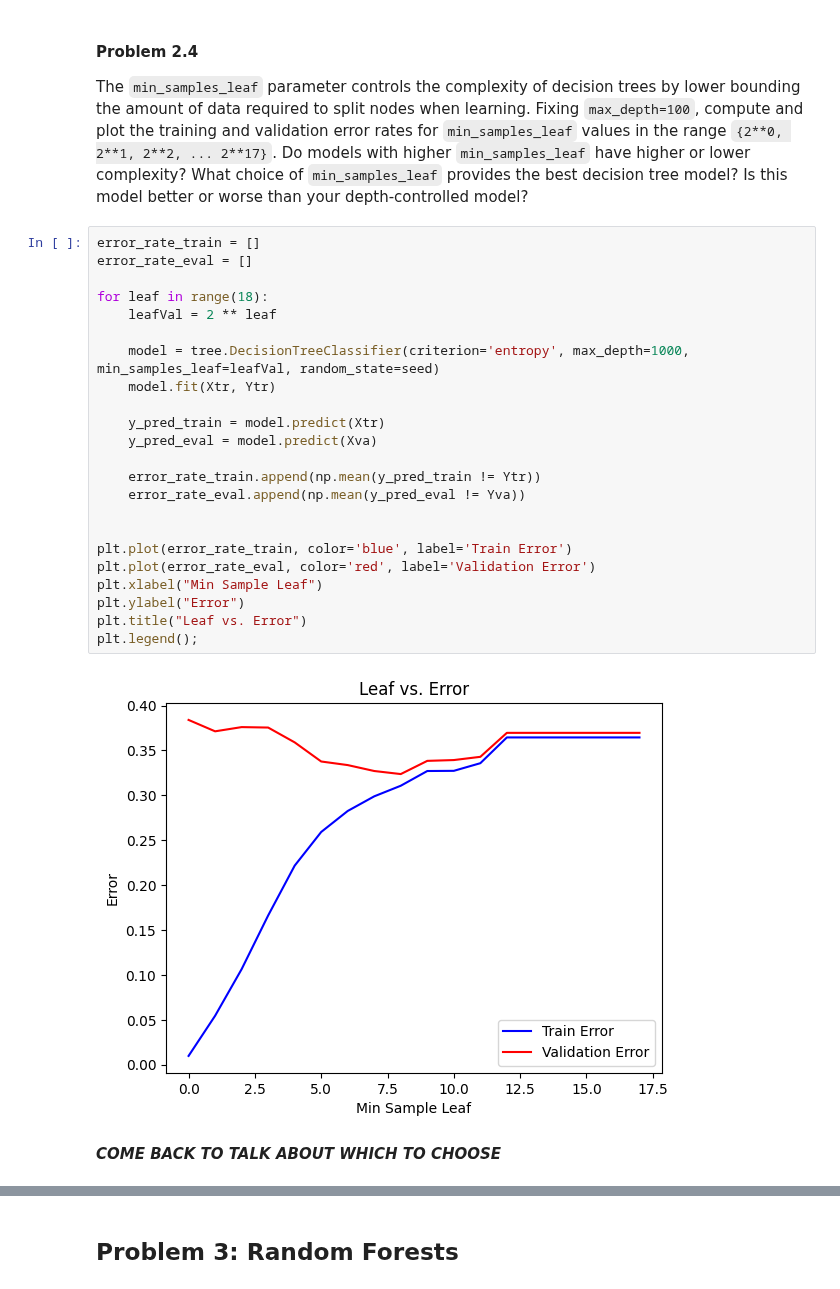
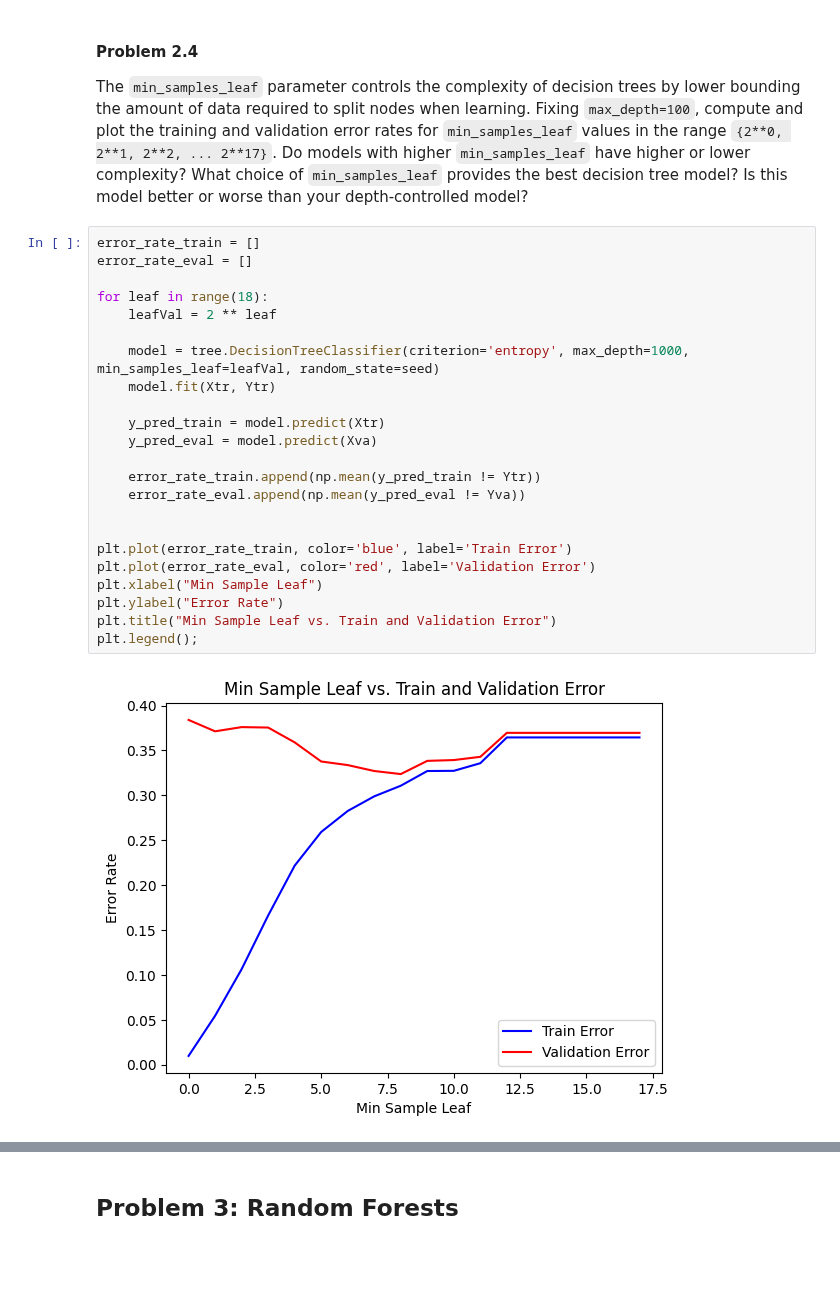
Before and after one commit to SarahAsad23/MachineLearning, a Jupyter notebook: HW5/cs273-hw5.ipynb, the cells around one changed output, grey strips where cells are left out. Cells and saved outputs as stored; diff of their text form; blank space fills up the shorter version.

```diff
--- a/HW5/cs273-hw5.ipynb
+++ b/HW5/cs273-hw5.ipynb
@@ -333,27 +258,25 @@ Is this model better or worse than your depth-controlled model?
 # %%
 error_rate_train = []
 error_rate_eval = []
 
 for leaf in range(18):
     leafVal = 2 ** leaf
 
     model = tree.DecisionTreeClassifier(criterion='entropy', max_depth=1000, min_samples_leaf=leafVal, random_state=seed)
     model.fit(Xtr, Ytr)
 
     y_pred_train = model.predict(Xtr)
     y_pred_eval = model.predict(Xva)
 
     error_rate_train.append(np.mean(y_pred_train != Ytr))
     error_rate_eval.append(np.mean(y_pred_eval != Yva))
 
 
 plt.plot(error_rate_train, color='blue', label='Train Error')
 plt.plot(error_rate_eval, color='red', label='Validation Error')
 plt.xlabel("Min Sample Leaf")
-plt.ylabel("Error")
-plt.title("Leaf vs. Error")
+plt.ylabel("Error Rate")
+plt.title("Min Sample Leaf vs. Train and Validation Error")
 plt.legend();
 # %% [output]
-[figure, old version]
+[figure, new version]
-# %% [markdown]
-*******************COME BACK TO TALK ABOUT WHICH TO CHOOSE*******************
```
Also changed, not shown: parts of 9 cells of this notebook, 1 other file.
